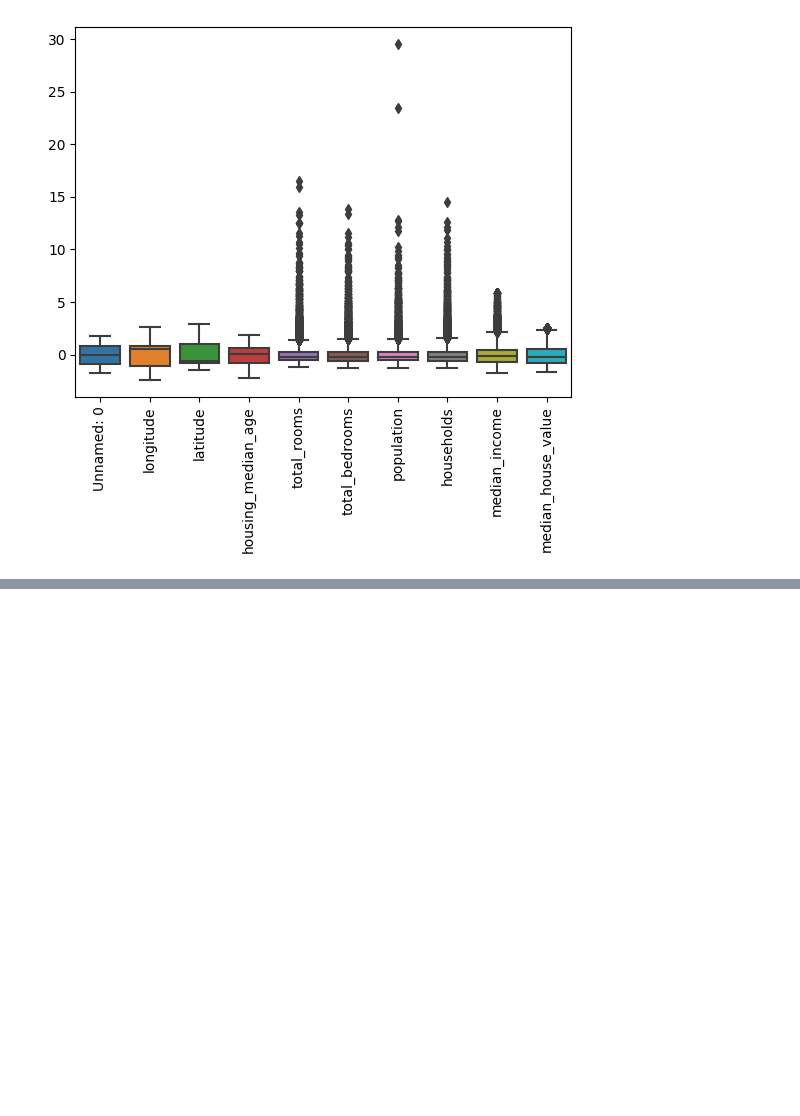
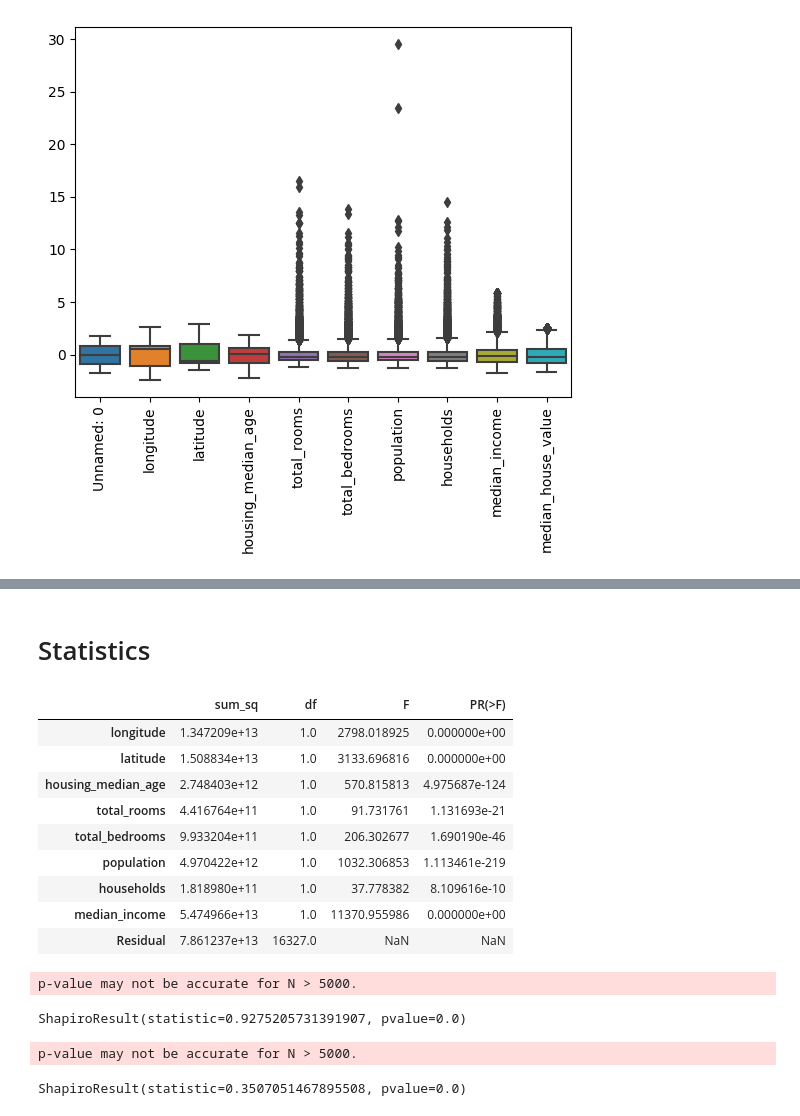
Before and after one commit to NaisMerien/Immo, a Jupyter notebook: EDA_notebook.ipynb, the cells around one changed output, grey strips where cells are left out. Cells and saved outputs as stored; diff of their text form; code cells hidden in the pictures; blank space fills up the shorter version.

```diff
--- a/EDA_notebook.ipynb
+++ b/EDA_notebook.ipynb
@@ -131,0 +173,30 @@ datafinleger=scale_immo_df[(np.abs(stats.zscore(scale_immo_df['total_rooms'])) <
+# %% [markdown]
+# Statistics
+# %%
+best_columns = "+".join(['longitude', 'latitude', 'housing_median_age',"total_rooms","total_bedrooms","population","households","median_income"])
+model_patsy = ols(f'median_house_value ~ {best_columns}', data=immo_df_without_ocean).fit()
+
+anova_table = sm.stats.anova_lm(model_patsy, typ=2)
+anova_table
+# %% [output]
+|  | sum_sq | df | F | PR(>F) |
+| longitude | 1.347209e+13 | 1.0 | 2798.018925 | 0.000000e+00 |
+| latitude | 1.508834e+13 | 1.0 | 3133.696816 | 0.000000e+00 |
+| housing_median_age | 2.748403e+12 | 1.0 | 570.815813 | 4.975687e-124 |
+| total_rooms | 4.416764e+11 | 1.0 | 91.731761 | 1.131693e-21 |
+| total_bedrooms | 9.933204e+11 | 1.0 | 206.302677 | 1.690190e-46 |
+| population | 4.970422e+12 | 1.0 | 1032.306853 | 1.113461e-219 |
+| households | 1.818980e+11 | 1.0 | 37.778382 | 8.109616e-10 |
+| median_income | 5.474966e+13 | 1.0 | 11370.955986 | 0.000000e+00 |
+| Residual | 7.861237e+13 | 16327.0 | NaN | NaN |
+# %%
+stats.shapiro(model_patsy.resid)
+# %% [output]
+p-value may not be accurate for N > 5000.
+ShapiroResult(statistic=0.9275205731391907, pvalue=0.0)
+# %%
+shapiro_test = stats.shapiro(immo_df_without_ocean)
+shapiro_test
+# %% [output]
+p-value may not be accurate for N > 5000.
+ShapiroResult(statistic=0.3507051467895508, pvalue=0.0)
```
Also changed, not shown: parts of 15 cells of this notebook.
